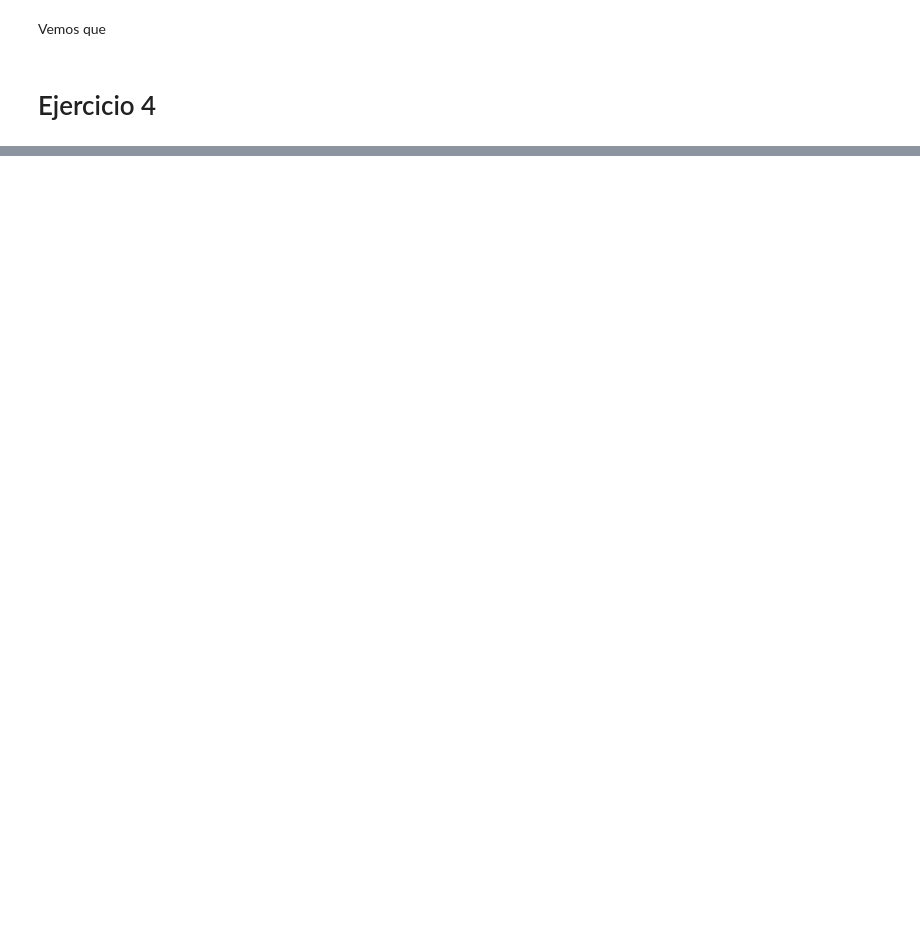
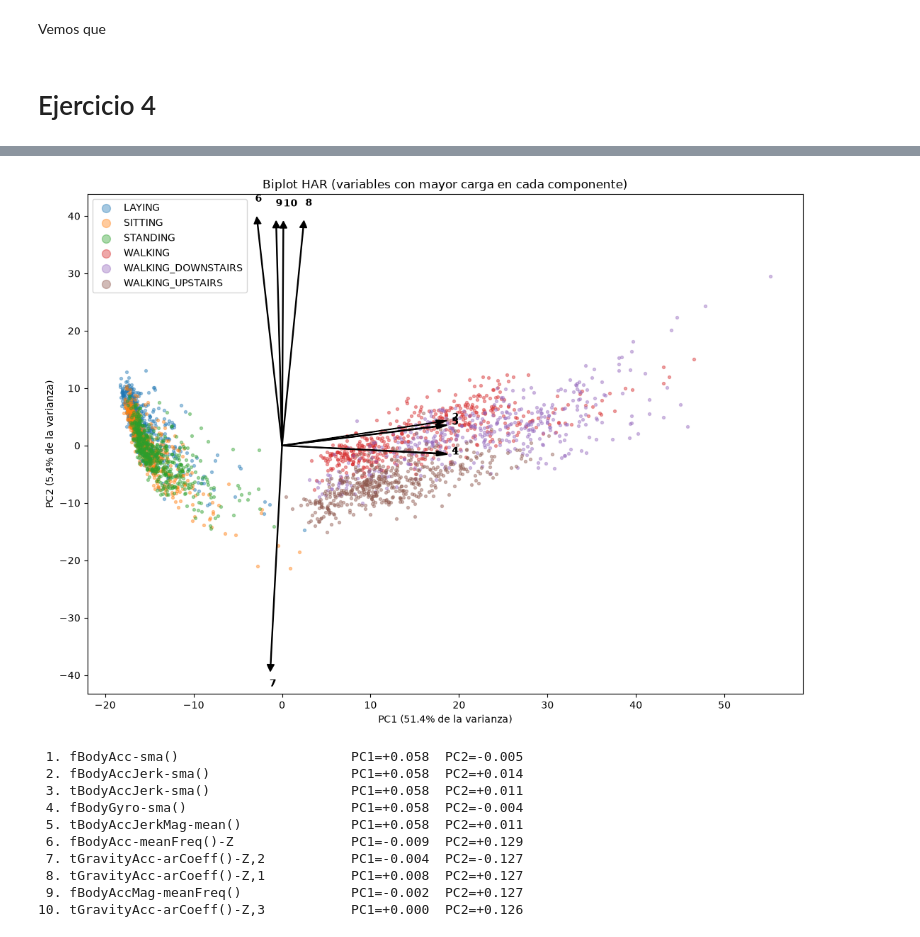
Before and after one commit to BrunoSpoletini/topicosMineriaDeDatos, a Jupyter notebook: tp2/TMD_TP2_Seleccion.ipynb, the cells around one changed output, grey strips where cells are left out. Drawn from its saved outputs; the diff is of its cells as text; code cells hidden in the pictures; blank space fills up the shorter version.

```diff
--- a/tp2/TMD_TP2_Seleccion.ipynb
+++ b/tp2/TMD_TP2_Seleccion.ipynb
@@ -694,0 +753,17 @@ Vemos que
+# %%
+import warnings
+from sklearn.preprocessing import StandardScaler
+from sklearn.model_selection import GroupShuffleSplit
+from sklearn.exceptions import ConvergenceWarning
+
+warnings.filterwarnings('ignore', category=ConvergenceWarning)
+
+activity = pd.read_csv('activity.csv')
+X_act = activity.drop(columns=['subject', 'Activity']).to_numpy()
+y_act = activity['Activity'].to_numpy()
+sujetos = activity['subject'].to_numpy()
+nombres_act = activity.columns[:-2].to_numpy()
+
+print(f'Shape: {X_act.shape}')
+print(activity['Activity'].value_counts())
+print(f'Sujetos: {np.unique(sujetos)}')
@@ -694,0 +781,48 @@ Vemos que
+# %%
+# ===== Biplot =====
+X_std = StandardScaler().fit_transform(X_act)
+pca_act = PCA(n_components=2)
+X_act_pca = pca_act.fit_transform(X_std)
+
+# con 561 variables no se pueden dibujar todas las flechas:
+# muestro las n_por_eje con mayor carga en PC1 y las n_por_eje con mayor carga en PC2
+n_por_eje = 5
+cargas = pca_act.components_.T  # (n_variables, 2)
+top_pc1 = np.argsort(-np.abs(cargas[:, 0]))[:n_por_eje]
+top_pc2 = np.argsort(-np.abs(cargas[:, 1]))[:n_por_eje]
+top = np.concatenate([top_pc1, top_pc2])
+escala = np.abs(X_act_pca).max() / np.abs(cargas[top]).max() * 0.7
+
+fig, ax = plt.subplots(figsize=(11, 8))
+actividades = np.unique(y_act)
+colores = plt.get_cmap('tab10')(np.arange(len(actividades)))
+for act, color in zip(actividades, colores):
+    mask = y_act == act
+    ax.scatter(X_act_pca[mask, 0], X_act_pca[mask, 1],
+               s=8, alpha=0.4, color=color, label=act)
+for num, j in enumerate(top, start=1):
+    dx, dy = cargas[j] * escala
+    ax.arrow(0, 0, dx, dy, color='black', width=0.08, head_width=0.8)
+    ax.text(dx * 1.1, dy * 1.1, str(num), fontsize=10, weight='bold')
+var_exp = pca_act.explained_variance_ratio_
+ax.set_xlabel(f'PC1 ({var_exp[0]:.1%} de la varianza)')
+ax.set_ylabel(f'PC2 ({var_exp[1]:.1%} de la varianza)')
+ax.set_title('Biplot HAR (variables con mayor carga en cada componente)')
+ax.legend(markerscale=3)
+plt.tight_layout()
+plt.show()
+
+for num, j in enumerate(top, start=1):
+    print(f'{num:2d}. {nombres_act[j]:35s} PC1={cargas[j, 0]:+.3f}  PC2={cargas[j, 1]:+.3f}')
+# %% [output]
+[figure, added]
+ 1. fBodyAcc-sma()                      PC1=+0.058  PC2=-0.005
+ 2. fBodyAccJerk-sma()                  PC1=+0.058  PC2=+0.014
+ 3. tBodyAccJerk-sma()                  PC1=+0.058  PC2=+0.011
+ 4. fBodyGyro-sma()                     PC1=+0.058  PC2=-0.004
+ 5. tBodyAccJerkMag-mean()              PC1=+0.058  PC2=+0.011
+ 6. fBodyAcc-meanFreq()-Z               PC1=-0.009  PC2=+0.129
+ 7. tGravityAcc-arCoeff()-Z,2           PC1=-0.004  PC2=-0.127
+ 8. tGravityAcc-arCoeff()-Z,1           PC1=+0.008  PC2=+0.127
+ 9. fBodyAccMag-meanFreq()              PC1=-0.002  PC2=+0.127
+10. tGravityAcc-arCoeff()-Z,3           PC1=+0.000  PC2=+0.126
```
Also changed, not shown: parts of 7 cells of this notebook, 1 other file.
